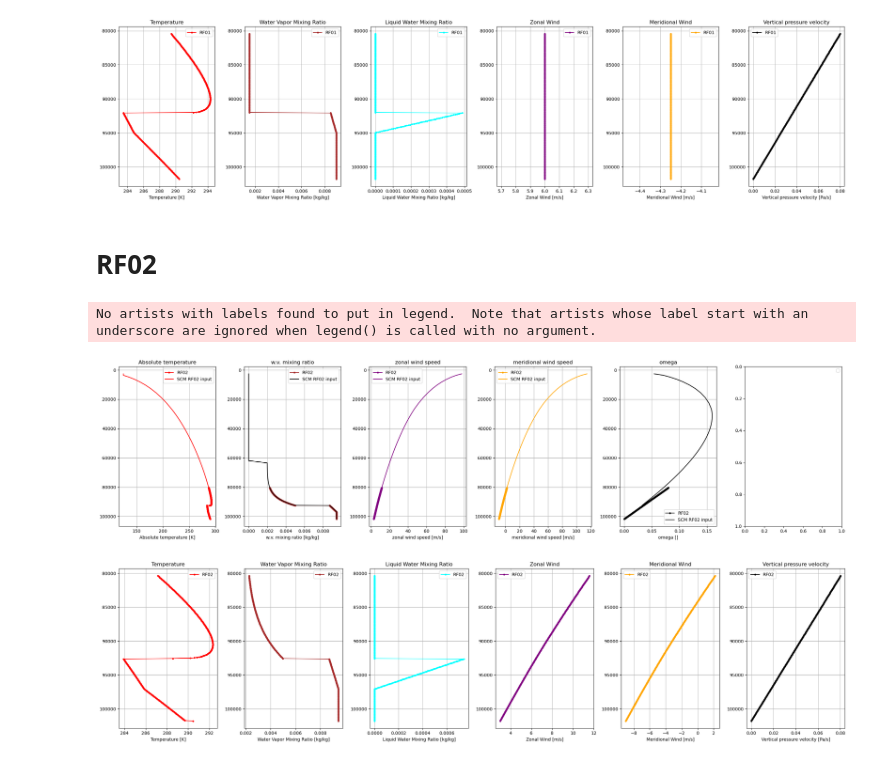
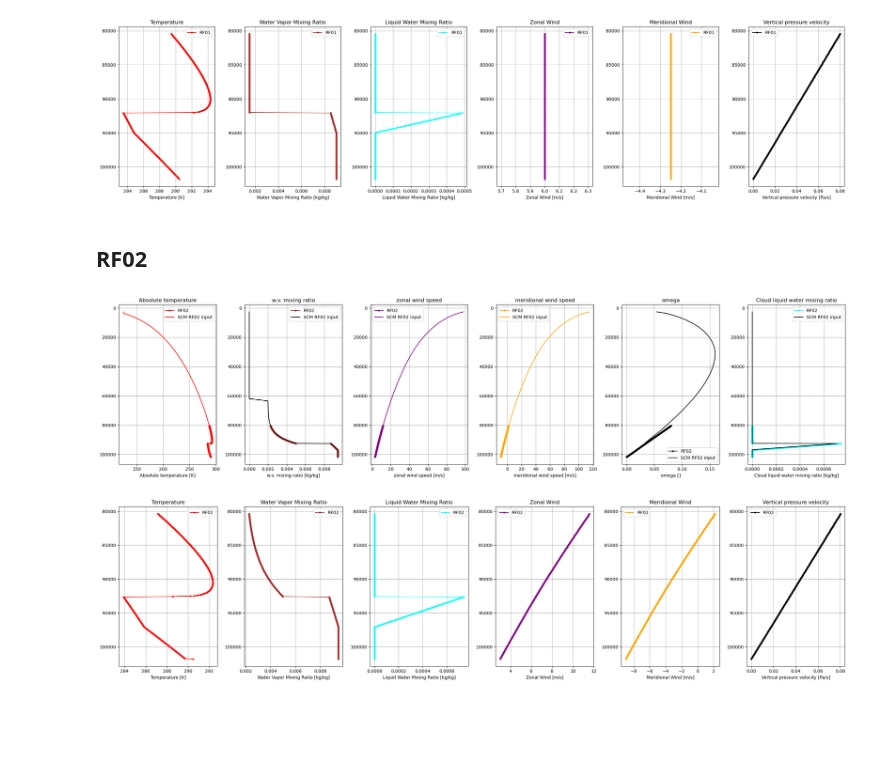
Before and after one commit to yihsuanchen/TaiESM1_Sc_diag, a Jupyter notebook: scam_taiesm1/iop_modified/modify-DYCOMSrf01_rf02-IC_4scam.ipynb, the cells around one changed output. Drawn from its saved outputs; the diff is of its cells as text; code cells hidden in the pictures; blank space fills up the shorter version.

Commit message:
In RF02, make CLDLIQ=0

```diff
--- a/scam_taiesm1/iop_modified/modify-DYCOMSrf01_rf02-IC_4scam.ipynb
+++ b/scam_taiesm1/iop_modified/modify-DYCOMSrf01_rf02-IC_4scam.ipynb
@@ -519,36 +548,35 @@ plot_profiles_from_multiple_ds(axes, ds_list, lg_labels,
 # %% [output]
 [figure]
 # %% [markdown]
-# RF02
+## RF02
 # %%
 #--- RF01 SCM input
 filename = "./DYCOMSrf02_48hr_4scam.nc"
 ds_scm = xr.open_dataset(filename)
 ds_scm = ds_scm.isel(lon=0, lat=0, time=0)
 
 #--- RF01 profiles
 z = np.arange(0,2000,5)  # meters
 ds_rf02 = DYCOMS_RF_profiles(z, RF_choice="RF02")
 
 #--- plot
 ds_list=[ds_rf02, ds_scm]
 lg_labels=['RF02', 'SCM RF02 input']
 yy_list=['p', 'lev']
 keys_to_plot_list=[
-    ['T', "q_v", 'u', 'v', 'omega'],   # for ds_rf01
-    ['T', "q", 'u', 'v', 'omega']    # for ds_scm
+    ['T', "q_v", 'u', 'v', 'omega', 'q_l'],   # for ds_rf01
+    ['T', "q", 'u', 'v', 'omega', "CLDLIQ"]    # for ds_scm
 ]
 linestyles=[None,'-']
 markers=['.', None]
 
 fig, axes = plt.subplots(1, num_keys, figsize=(24, 6))
 plot_profiles_from_multiple_ds(axes, ds_list, lg_labels,
                                    yy_list, keys_to_plot_list,
                                    linestyles=linestyles,
                                    markers=markers)
 # %% [output]
-No artists with labels found to put in legend.  Note that artists whose label start with an underscore are ignored when legend() is called with no argument.
-[figure, old version]
+[figure, new version]
 # %%
 #--- plot
 ds_list=[ds_rf02]
```
Also changed, not shown: parts of 5 cells of this notebook.
